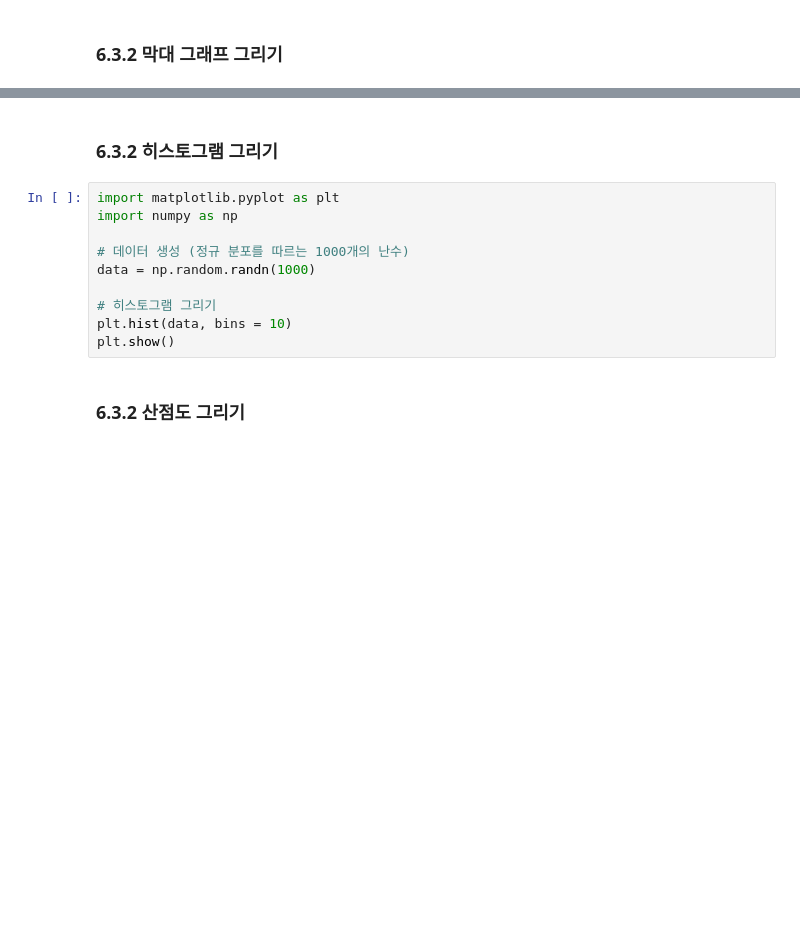
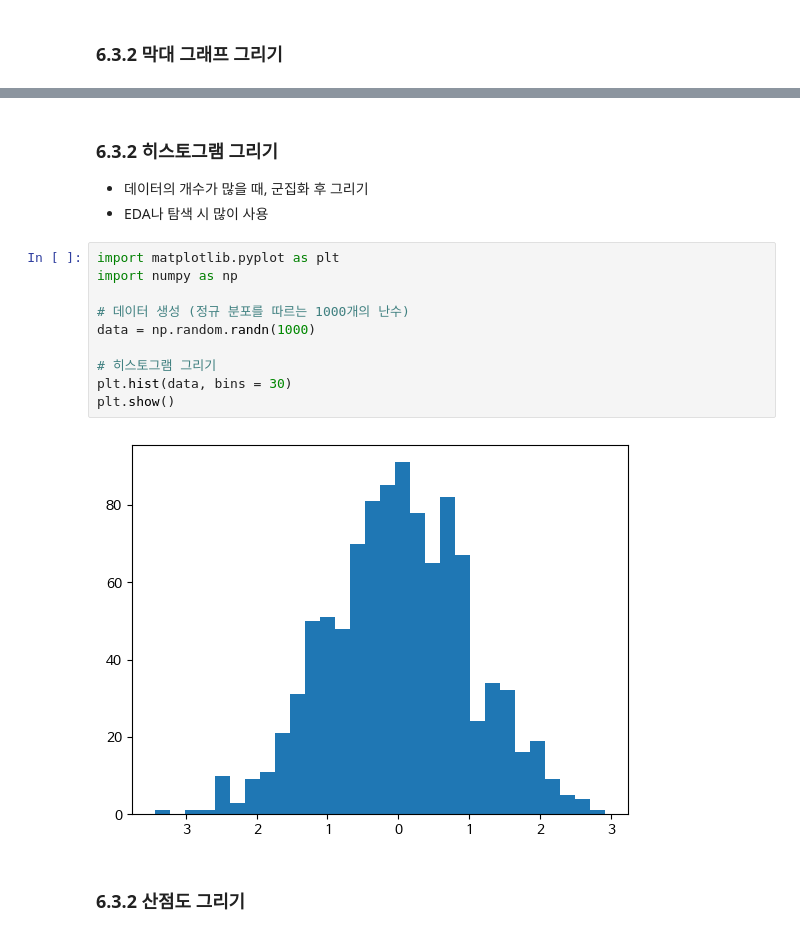
Before and after one commit to Taeichang/DataAnalysis, a Jupyter notebook: 오픈소스_데이터_분석_10강.ipynb, the cells around one changed output, grey strips where cells are left out. Drawn from its saved outputs; the diff is of its cells as text; blank space fills up the shorter version.

```diff
--- a/오픈소스_데이터_분석_10강.ipynb
+++ b/오픈소스_데이터_분석_10강.ipynb
@@ -113,15 +147,22 @@ plt.show()
 # %% [markdown]
 ### 6.3.2 히스토그램 그리기
+
+
+
+*   데이터의 개수가 많을 때, 군집화 후 그리기
+*   EDA나 탐색 시 많이 사용
 # %%
 import matplotlib.pyplot as plt
 import numpy as np
 
 # 데이터 생성 (정규 분포를 따르는 1000개의 난수)
 data = np.random.randn(1000)
 
 # 히스토그램 그리기
-plt.hist(data, bins = 10)
+plt.hist(data, bins = 30)
 plt.show()
+# %% [output]
+[figure, added]
 # %% [markdown]
 ### 6.3.2 산점도 그리기
 # %%
```
Also changed, not shown: parts of 26 cells of this notebook.
